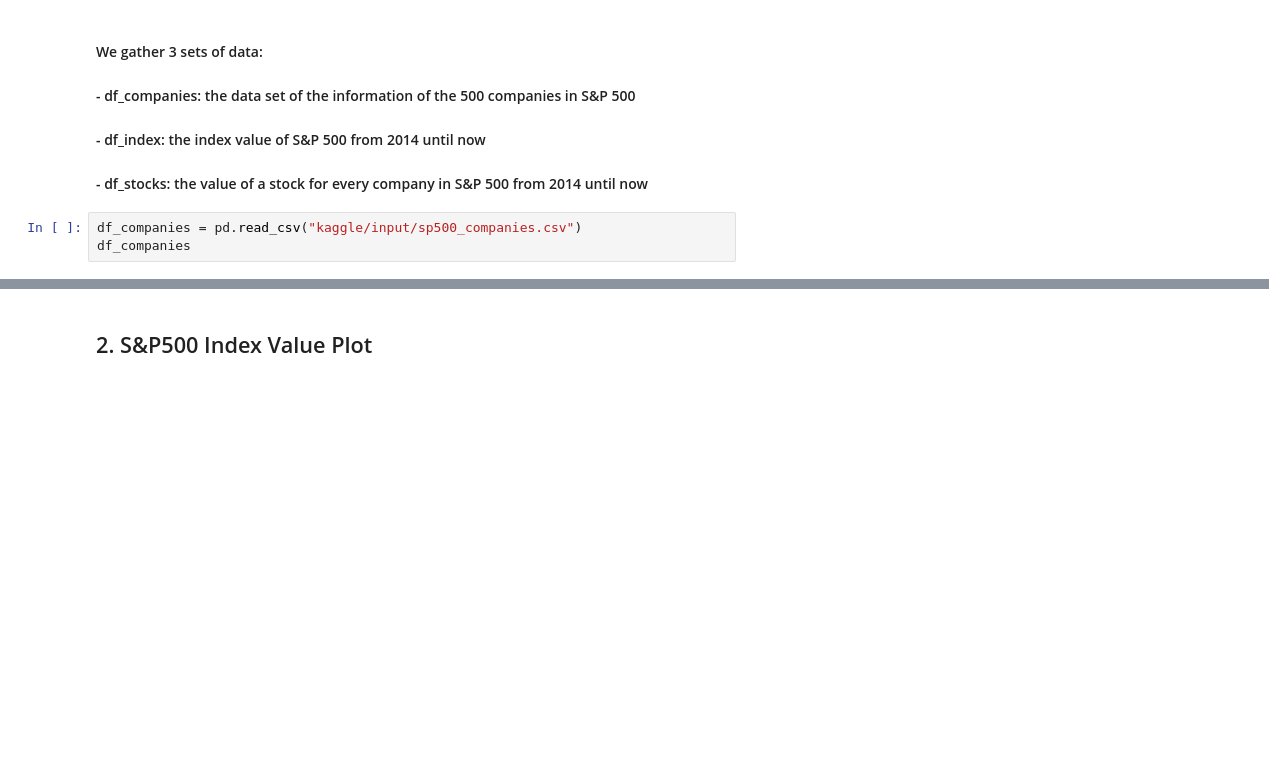
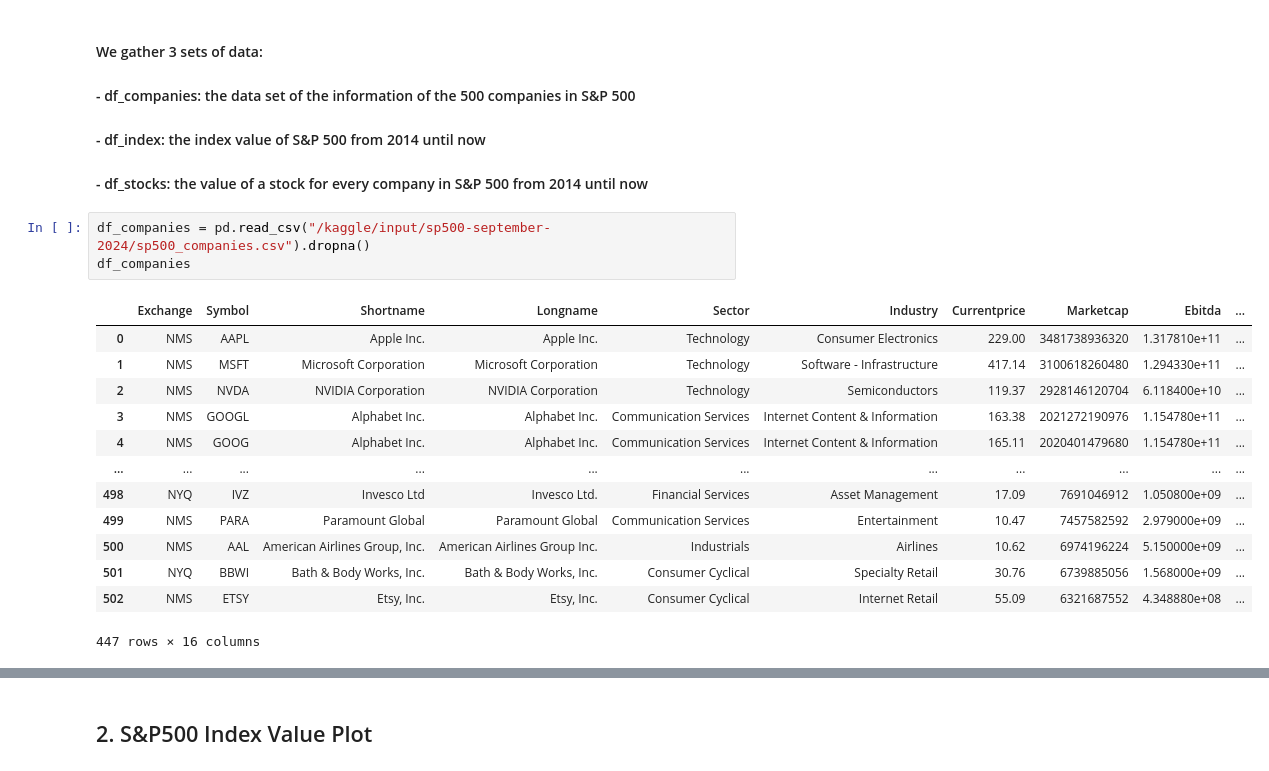
Before and after one commit to BaoTran685/SP500_Analysis, a Jupyter notebook: main.ipynb, the cells around one changed output, grey strips where cells are left out. Drawn from its saved outputs; the diff is of its cells as text; blank space fills up the shorter version.

```diff
--- a/main.ipynb
+++ b/main.ipynb
@@ -22,6 +24,20 @@ from datetime import datetime, timedelta
 ####  - df_index: the index value of S&P 500 from 2014 until now
 ####  - df_stocks: the value of a stock for every company in S&P 500 from 2014 until now
 # %%
-df_companies = pd.read_csv("kaggle/input/sp500_companies.csv")
+df_companies = pd.read_csv("/kaggle/input/sp500-september-2024/sp500_companies.csv").dropna()
 df_companies
+# %% [output]
+|  | Exchange | Symbol | Shortname | Longname | Sector | Industry | Currentprice | Marketcap | Ebitda | ... |
+| 0 | NMS | AAPL | Apple Inc. | Apple Inc. | Technology | Consumer Electronics | 229.00 | 3481738936320 | 1.317810e+11 | ... |
+| 1 | NMS | MSFT | Microsoft Corporation | Microsoft Corporation | Technology | Software - Infrastructure | 417.14 | 3100618260480 | 1.294330e+11 | ... |
+| 2 | NMS | NVDA | NVIDIA Corporation | NVIDIA Corporation | Technology | Semiconductors | 119.37 | 2928146120704 | 6.118400e+10 | ... |
+| 3 | NMS | GOOGL | Alphabet Inc. | Alphabet Inc. | Communication Services | Internet Content & Information | 163.38 | 2021272190976 | 1.154780e+11 | ... |
+| 4 | NMS | GOOG | Alphabet Inc. | Alphabet Inc. | Communication Services | Internet Content & Information | 165.11 | 2020401479680 | 1.154780e+11 | ... |
+| ... | ... | ... | ... | ... | ... | ... | ... | ... | ... | ... |
+| 498 | NYQ | IVZ | Invesco Ltd | Invesco Ltd. | Financial Services | Asset Management | 17.09 | 7691046912 | 1.050800e+09 | ... |
+| 499 | NMS | PARA | Paramount Global | Paramount Global | Communication Services | Entertainment | 10.47 | 7457582592 | 2.979000e+09 | ... |
+| 500 | NMS | AAL | American Airlines Group, Inc. | American Airlines Group Inc. | Industrials | Airlines | 10.62 | 6974196224 | 5.150000e+09 | ... |
+| 501 | NYQ | BBWI | Bath & Body Works, Inc. | Bath & Body Works, Inc. | Consumer Cyclical | Specialty Retail | 30.76 | 6739885056 | 1.568000e+09 | ... |
+| 502 | NMS | ETSY | Etsy, Inc. | Etsy, Inc. | Consumer Cyclical | Internet Retail | 55.09 | 6321687552 | 4.348880e+08 | ... |
+447 rows × 16 columns
 # %%
```
Also changed, not shown: parts of 14 cells of this notebook.
